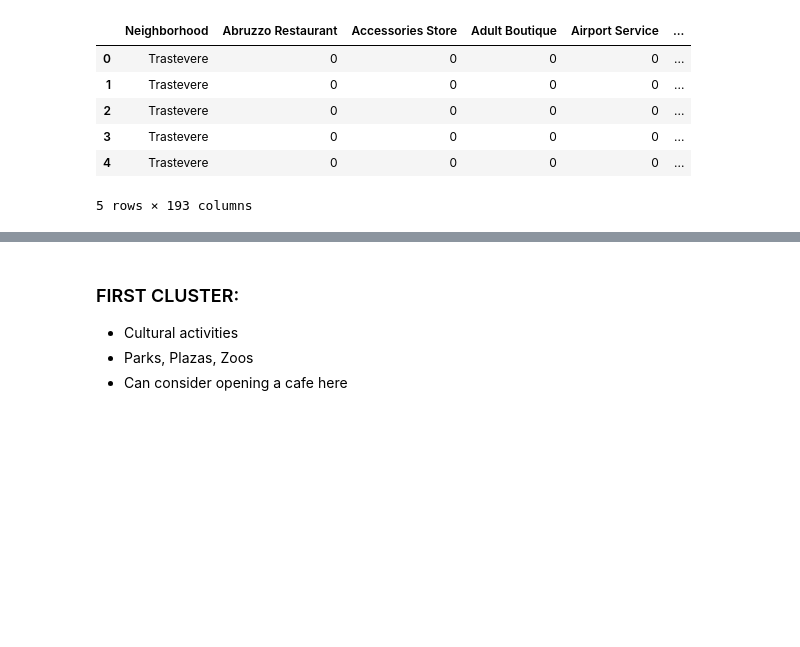
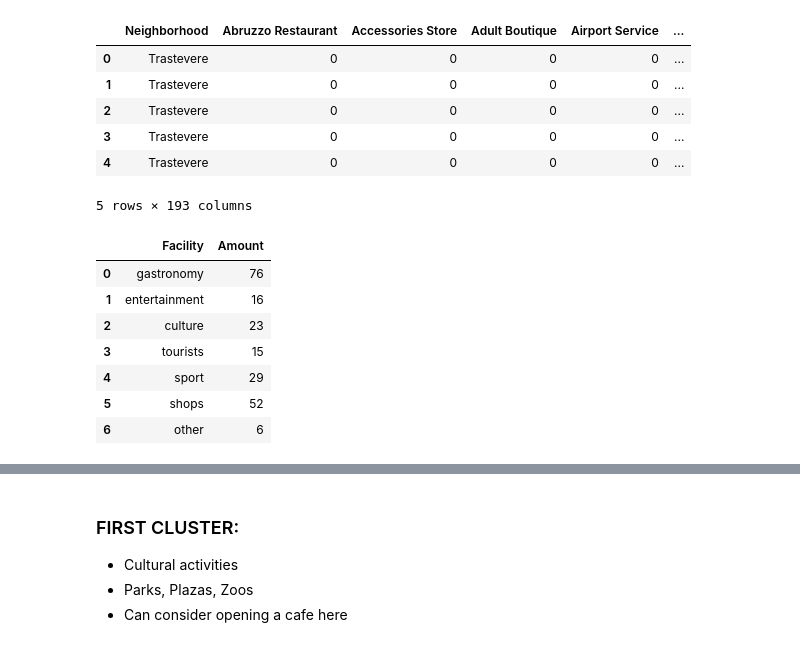
Before and after one commit to david-l-morton/ML-Projects, a Jupyter notebook: Coursera/Comparison_of_Rome_and_Oslo.ipynb, the cells around one changed output, grey strips where cells are left out. Drawn from its saved outputs; the diff is of its cells as text; code cells hidden in the pictures; blank space fills up the shorter version.

```diff
--- a/Coursera/Comparison_of_Rome_and_Oslo.ipynb
+++ b/Coursera/Comparison_of_Rome_and_Oslo.ipynb
@@ -674,3 +677,15 @@ rome_onehot.head()
 | 3 | Trastevere | 0 | 0 | 0 | 0 | ... |
 | 4 | Trastevere | 0 | 0 | 0 | 0 | ... |
 5 rows × 193 columns
+# %%
+rome_classified_categories, df_facilities = classify_categories(rome_onehot)
+df_facilities
+# %% [output]
+|  | Facility | Amount |
+| 0 | gastronomy | 76 |
+| 1 | entertainment | 16 |
+| 2 | culture | 23 |
+| 3 | tourists | 15 |
+| 4 | sport | 29 |
+| 5 | shops | 52 |
+| 6 | other | 6 |
```
Also changed, not shown: parts of 44 cells of this notebook, 7 other files.
